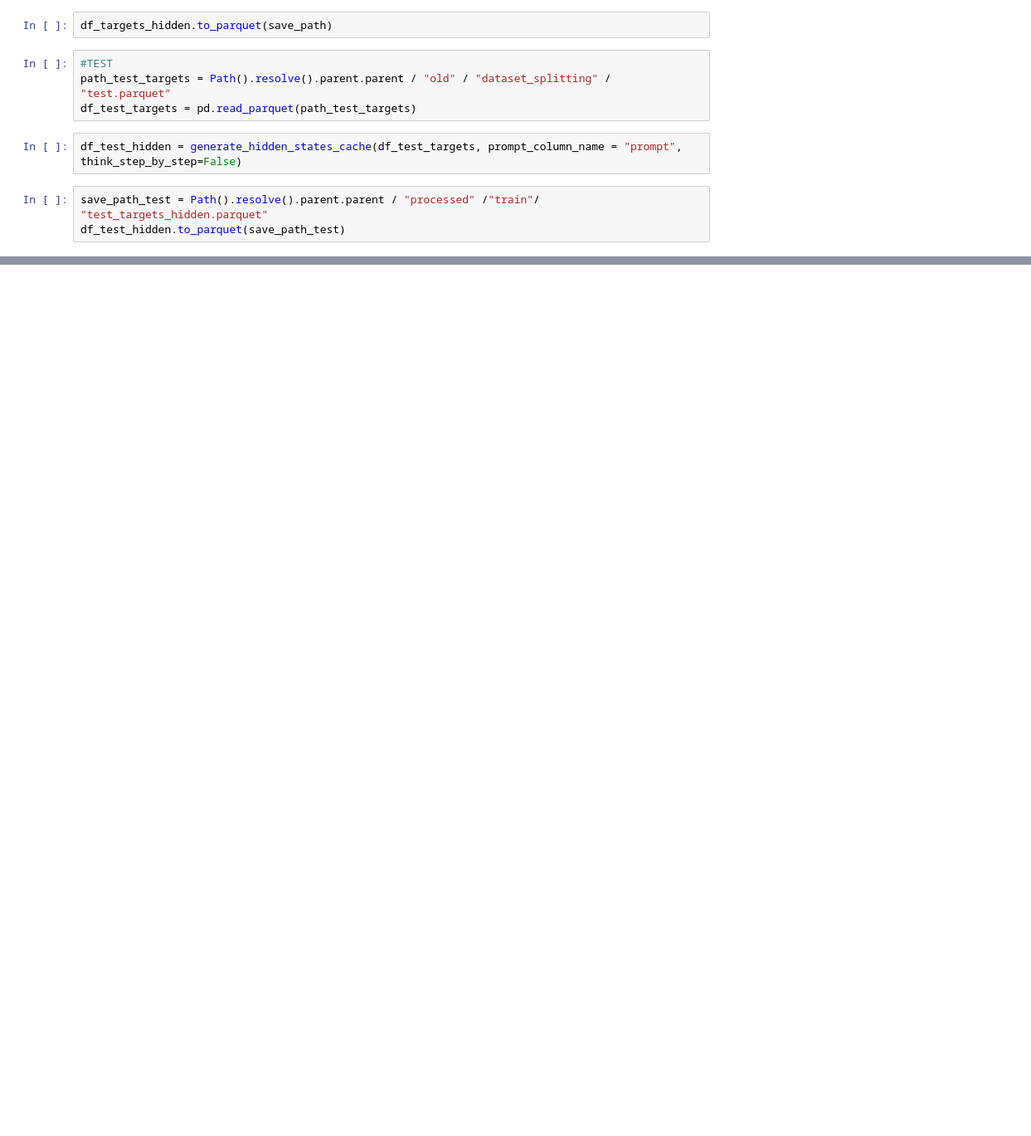
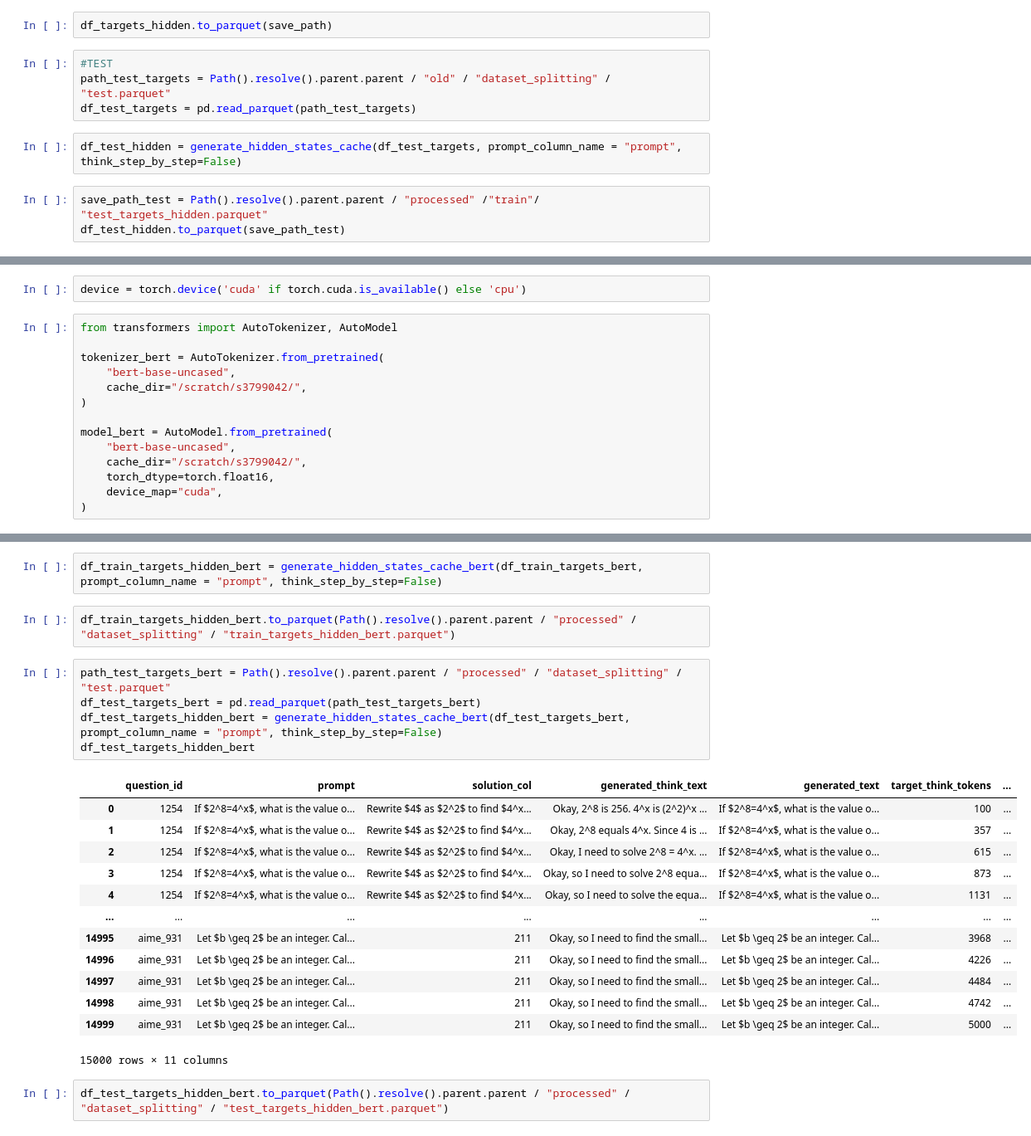
Before and after one commit to SebastianJitaru29/llm-think-too-much, a Jupyter notebook: data/processing/notebooks/hidden_state_generation.ipynb, the cells around one changed output, grey strips where cells are left out. Shown at 83% size. Cells and saved outputs as stored; diff of their text form; blank space fills up the shorter version.

```diff
--- a/data/processing/notebooks/hidden_state_generation.ipynb
+++ b/data/processing/notebooks/hidden_state_generation.ipynb
@@ -133,0 +133,16 @@ df_test_hidden.to_parquet(save_path_test)
+# %%
+device = torch.device('cuda' if torch.cuda.is_available() else 'cpu')
+# %%
+from transformers import AutoTokenizer, AutoModel
+
+tokenizer_bert = AutoTokenizer.from_pretrained(
+    "bert-base-uncased",
+    cache_dir="/scratch/s3799042/",
+)
+
+model_bert = AutoModel.from_pretrained(
+    "bert-base-uncased",
+    cache_dir="/scratch/s3799042/",
+    torch_dtype=torch.float16,
+    device_map="cuda",
+)
@@ -133,0 +210,25 @@ df_test_hidden.to_parquet(save_path_test)
+# %%
+df_train_targets_hidden_bert = generate_hidden_states_cache_bert(df_train_targets_bert, prompt_column_name = "prompt", think_step_by_step=False)
+# %%
+df_train_targets_hidden_bert.to_parquet(Path().resolve().parent.parent / "processed" / "dataset_splitting" / "train_targets_hidden_bert.parquet")
+# %%
+path_test_targets_bert = Path().resolve().parent.parent / "processed" / "dataset_splitting" / "test.parquet"
+df_test_targets_bert = pd.read_parquet(path_test_targets_bert)
+df_test_targets_hidden_bert = generate_hidden_states_cache_bert(df_test_targets_bert, prompt_column_name = "prompt", think_step_by_step=False)
+df_test_targets_hidden_bert
+# %% [output]
+|  | question_id | prompt | solution_col | generated_think_text | generated_text | target_think_tokens | ... |
+| 0 | 1254 | If $2^8=4^x$, what is the value o... | Rewrite $4$ as $2^2$ to find $4^x... | Okay, 2^8 is 256. 4^x is (2^2)^x ... | If $2^8=4^x$, what is the value o... | 100 | ... |
+| 1 | 1254 | If $2^8=4^x$, what is the value o... | Rewrite $4$ as $2^2$ to find $4^x... | Okay, 2^8 equals 4^x. Since 4 is ... | If $2^8=4^x$, what is the value o... | 357 | ... |
+| 2 | 1254 | If $2^8=4^x$, what is the value o... | Rewrite $4$ as $2^2$ to find $4^x... | Okay, I need to solve 2^8 = 4^x. ... | If $2^8=4^x$, what is the value o... | 615 | ... |
+| 3 | 1254 | If $2^8=4^x$, what is the value o... | Rewrite $4$ as $2^2$ to find $4^x... | Okay, so I need to solve 2^8 equa... | If $2^8=4^x$, what is the value o... | 873 | ... |
+| 4 | 1254 | If $2^8=4^x$, what is the value o... | Rewrite $4$ as $2^2$ to find $4^x... | Okay, so I need to solve the equa... | If $2^8=4^x$, what is the value o... | 1131 | ... |
+| ... | ... | ... | ... | ... | ... | ... | ... |
+| 14995 | aime_931 | Let $b \geq 2$ be an integer. Cal... | 211 | Okay, so I need to find the small... | Let $b \geq 2$ be an integer. Cal... | 3968 | ... |
+| 14996 | aime_931 | Let $b \geq 2$ be an integer. Cal... | 211 | Okay, so I need to find the small... | Let $b \geq 2$ be an integer. Cal... | 4226 | ... |
+| 14997 | aime_931 | Let $b \geq 2$ be an integer. Cal... | 211 | Okay, so I need to find the small... | Let $b \geq 2$ be an integer. Cal... | 4484 | ... |
+| 14998 | aime_931 | Let $b \geq 2$ be an integer. Cal... | 211 | Okay, so I need to find the small... | Let $b \geq 2$ be an integer. Cal... | 4742 | ... |
+| 14999 | aime_931 | Let $b \geq 2$ be an integer. Cal... | 211 | Okay, so I need to find the small... | Let $b \geq 2$ be an integer. Cal... | 5000 | ... |
+15000 rows × 11 columns
+# %%
+df_test_targets_hidden_bert.to_parquet(Path().resolve().parent.parent / "processed" / "dataset_splitting" / "test_targets_hidden_bert.parquet")
```
Also changed, not shown: parts of 13 cells of this notebook, 26 other files.
